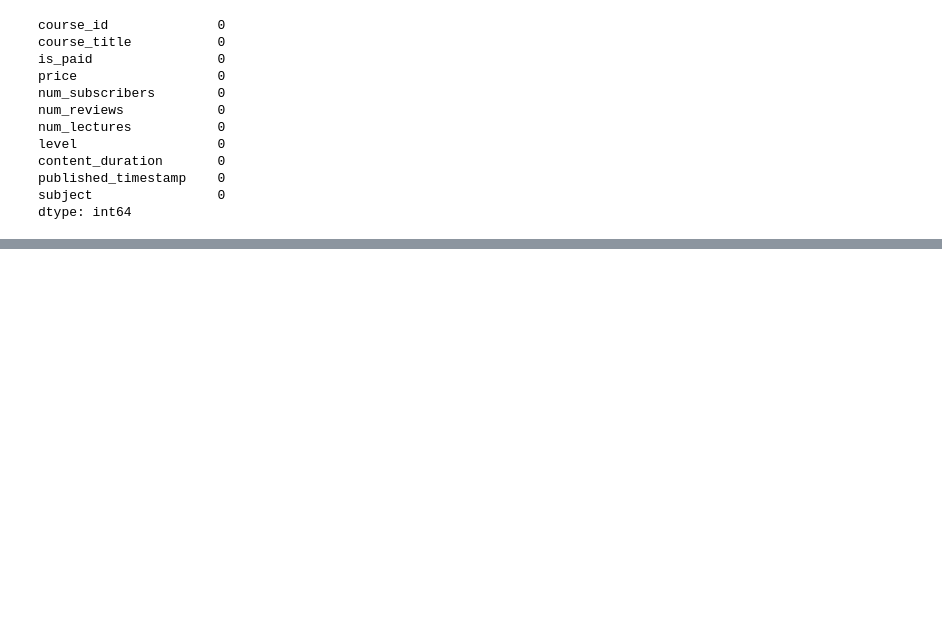
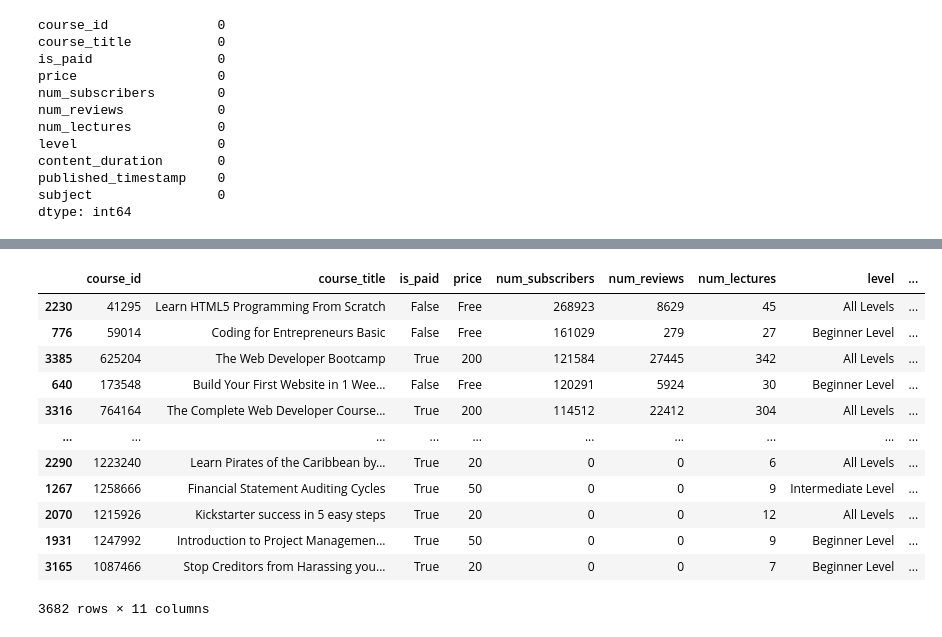
Before and after one commit to MkCst/Data-analysis, a Jupyter notebook: A7UdemyCourses.ipynb, the cells around one changed output, grey strips where cells are left out. Cells and saved outputs as stored; diff of their text form; code cells hidden in the pictures; blank space fills up the shorter version.

```diff
--- a/A7UdemyCourses.ipynb
+++ b/A7UdemyCourses.ipynb
@@ -72,0 +168,16 @@ dtype: int64
+# %%
+df.sort_values('num_subscribers', ascending=False)
+# %% [output]
+|  | course_id | course_title | is_paid | price | num_subscribers | num_reviews | num_lectures | level | ... |
+| 2230 | 41295 | Learn HTML5 Programming From Scratch | False | Free | 268923 | 8629 | 45 | All Levels | ... |
+| 776 | 59014 | Coding for Entrepreneurs Basic | False | Free | 161029 | 279 | 27 | Beginner Level | ... |
+| 3385 | 625204 | The Web Developer Bootcamp | True | 200 | 121584 | 27445 | 342 | All Levels | ... |
+| 640 | 173548 | Build Your First Website in 1 Wee... | False | Free | 120291 | 5924 | 30 | Beginner Level | ... |
+| 3316 | 764164 | The Complete Web Developer Course... | True | 200 | 114512 | 22412 | 304 | All Levels | ... |
+| ... | ... | ... | ... | ... | ... | ... | ... | ... | ... |
+| 2290 | 1223240 | Learn Pirates of the Caribbean by... | True | 20 | 0 | 0 | 6 | All Levels | ... |
+| 1267 | 1258666 | Financial Statement Auditing Cycles | True | 50 | 0 | 0 | 9 | Intermediate Level | ... |
+| 2070 | 1215926 | Kickstarter success in 5 easy steps | True | 20 | 0 | 0 | 12 | All Levels | ... |
+| 1931 | 1247992 | Introduction to Project Managemen... | True | 50 | 0 | 0 | 9 | Beginner Level | ... |
+| 3165 | 1087466 | Stop Creditors from Harassing you... | True | 20 | 0 | 0 | 7 | Beginner Level | ... |
+3682 rows × 11 columns
```
Also changed, not shown: parts of 43 cells of this notebook.
